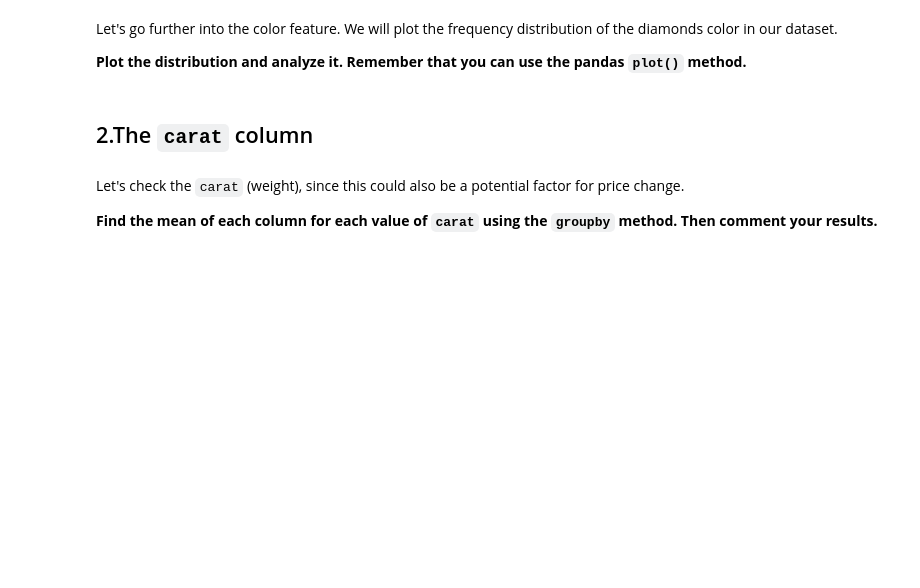
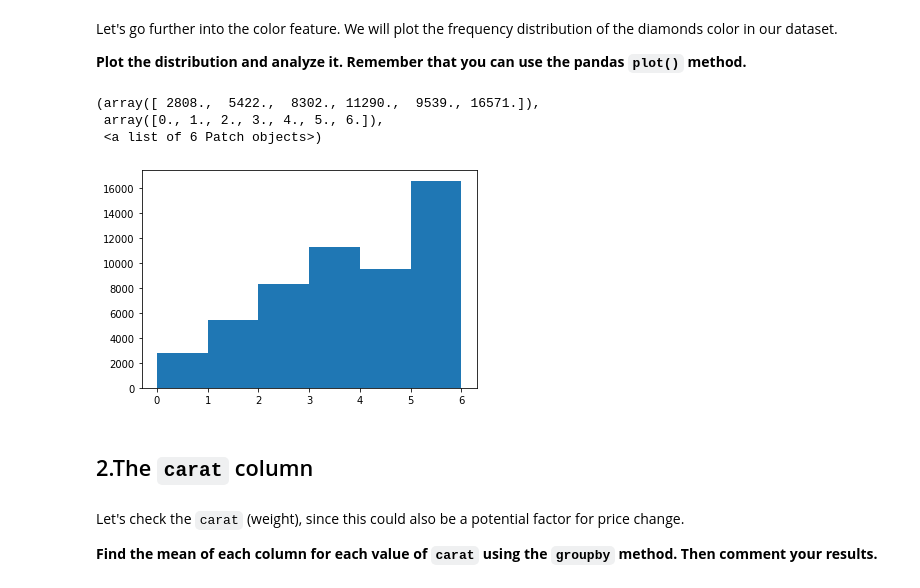
Before and after one commit to ta-data-lis/M2-mini-project1, a Jupyter notebook: 2.-EDA.ipynb, the cells around one changed output. Cells and saved outputs as stored; diff of their text form; code cells hidden in the pictures; blank space fills up the shorter version.

```diff
--- a/2.-EDA.ipynb
+++ b/2.-EDA.ipynb
@@ -44,3 +96,9 @@ Let's go further into the color feature. We will plot the frequency distribution
 **Plot the distribution and analyze it. Remember that you can use the pandas `plot()` method.**
 # %%
 #your code here
+plt.hist(diamonds["color"],bins=6)
+# %% [output]
+(array([ 2808.,  5422.,  8302., 11290.,  9539., 16571.]),
+ array([0., 1., 2., 3., 4., 5., 6.]),
+ <a list of 6 Patch objects>)
+[figure, added]
```
Also changed, not shown: parts of 38 cells of this notebook, 2 other files.
